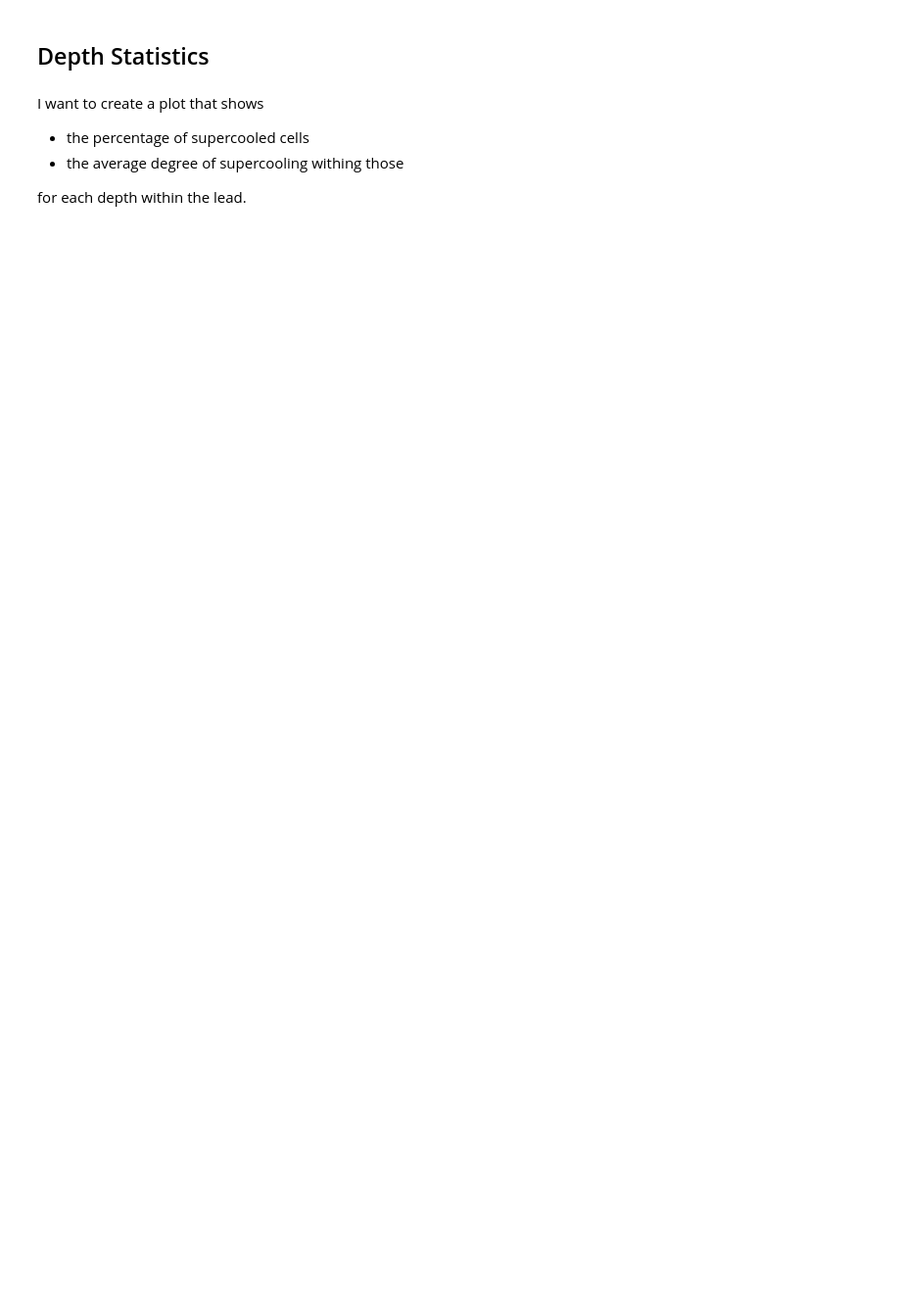
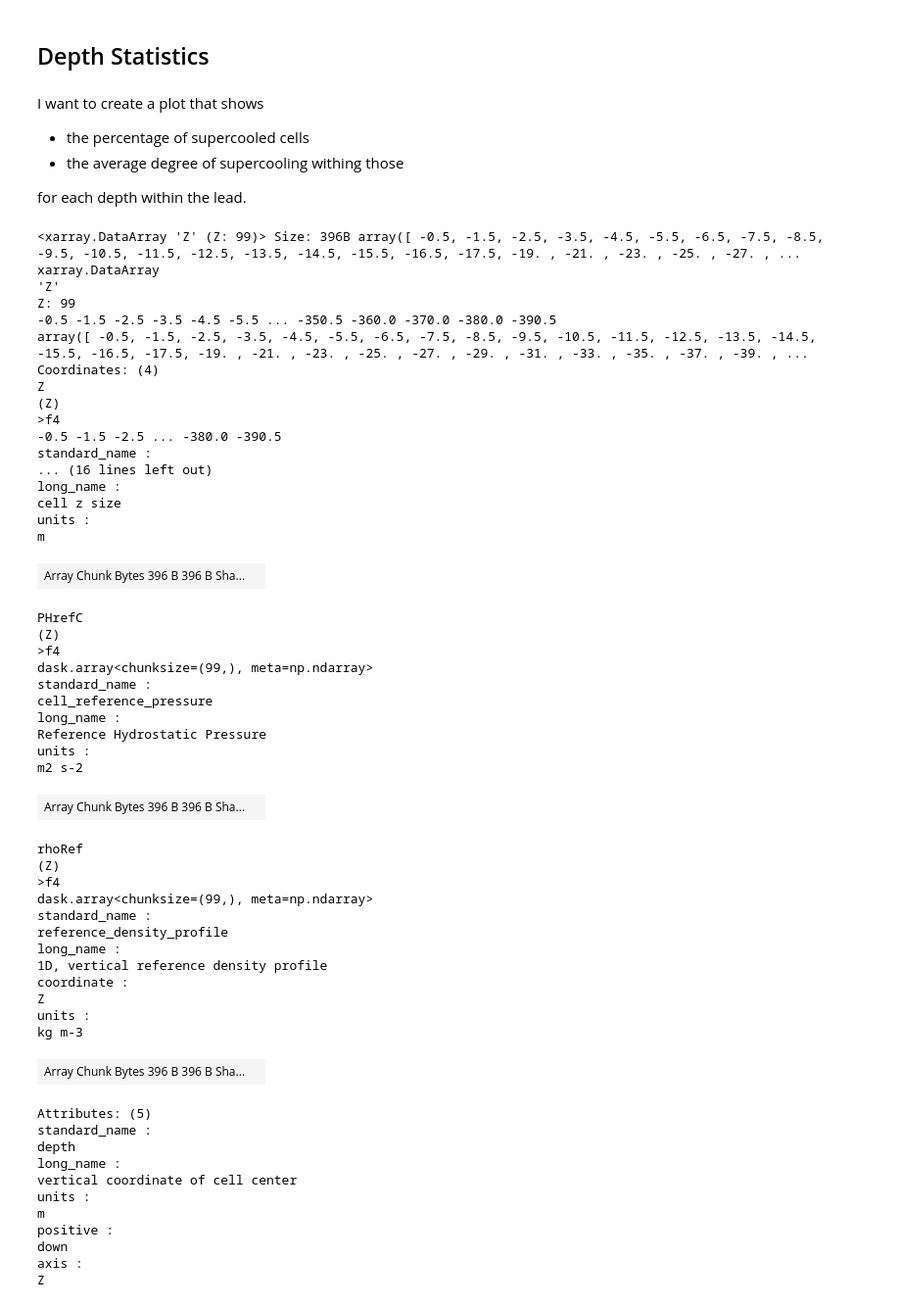
Before and after one commit to marlene-schramm/MSc_data_analysis, a Jupyter notebook: model_output/supercooling.ipynb, the cells around one changed output. Shown at 98% size. Cells and saved outputs as stored; diff of their text form; code cells hidden in the pictures; blank space fills up the shorter version.

```diff
--- a/model_output/supercooling.ipynb
+++ b/model_output/supercooling.ipynb
@@ -157,3 +189,59 @@ I want to create a plot that shows
 - the average degree of supercooling withing those
 
 for each depth within the lead.
+# %%
+ds_lead.Z
+# %% [output]
+<xarray.DataArray 'Z' (Z: 99)> Size: 396B array([ -0.5, -1.5, -2.5, -3.5, -4.5, -5.5, -6.5, -7.5, -8.5, -9.5, -10.5, -11.5, -12.5, -13.5, -14.5, -15.5, -16.5, -17.5, -19. , -21. , -23. , -25. , -27. , ...
+xarray.DataArray
+'Z'
+Z: 99
+-0.5 -1.5 -2.5 -3.5 -4.5 -5.5 ... -350.5 -360.0 -370.0 -380.0 -390.5
+array([ -0.5, -1.5, -2.5, -3.5, -4.5, -5.5, -6.5, -7.5, -8.5, -9.5, -10.5, -11.5, -12.5, -13.5, -14.5, -15.5, -16.5, -17.5, -19. , -21. , -23. , -25. , -27. , -29. , -31. , -33. , -35. , -37. , -39. , ...
+Coordinates: (4)
+Z
+(Z)
+>f4
+-0.5 -1.5 -2.5 ... -380.0 -390.5
+standard_name :
+... (16 lines left out)
+long_name :
+cell z size
+units :
+m
+| Array Chunk Bytes 396 B 396 B Sha... |  |
+PHrefC
+(Z)
+>f4
+dask.array<chunksize=(99,), meta=np.ndarray>
+standard_name :
+cell_reference_pressure
+long_name :
+Reference Hydrostatic Pressure
+units :
+m2 s-2
+| Array Chunk Bytes 396 B 396 B Sha... |  |
+rhoRef
+(Z)
+>f4
+dask.array<chunksize=(99,), meta=np.ndarray>
+standard_name :
+reference_density_profile
+long_name :
+1D, vertical reference density profile
+coordinate :
+Z
+units :
+kg m-3
+| Array Chunk Bytes 396 B 396 B Sha... |  |
+Attributes: (5)
+standard_name :
+depth
+long_name :
+vertical coordinate of cell center
+units :
+m
+positive :
+down
+axis :
+Z
```
Also changed, not shown: parts of 14 cells of this notebook.
